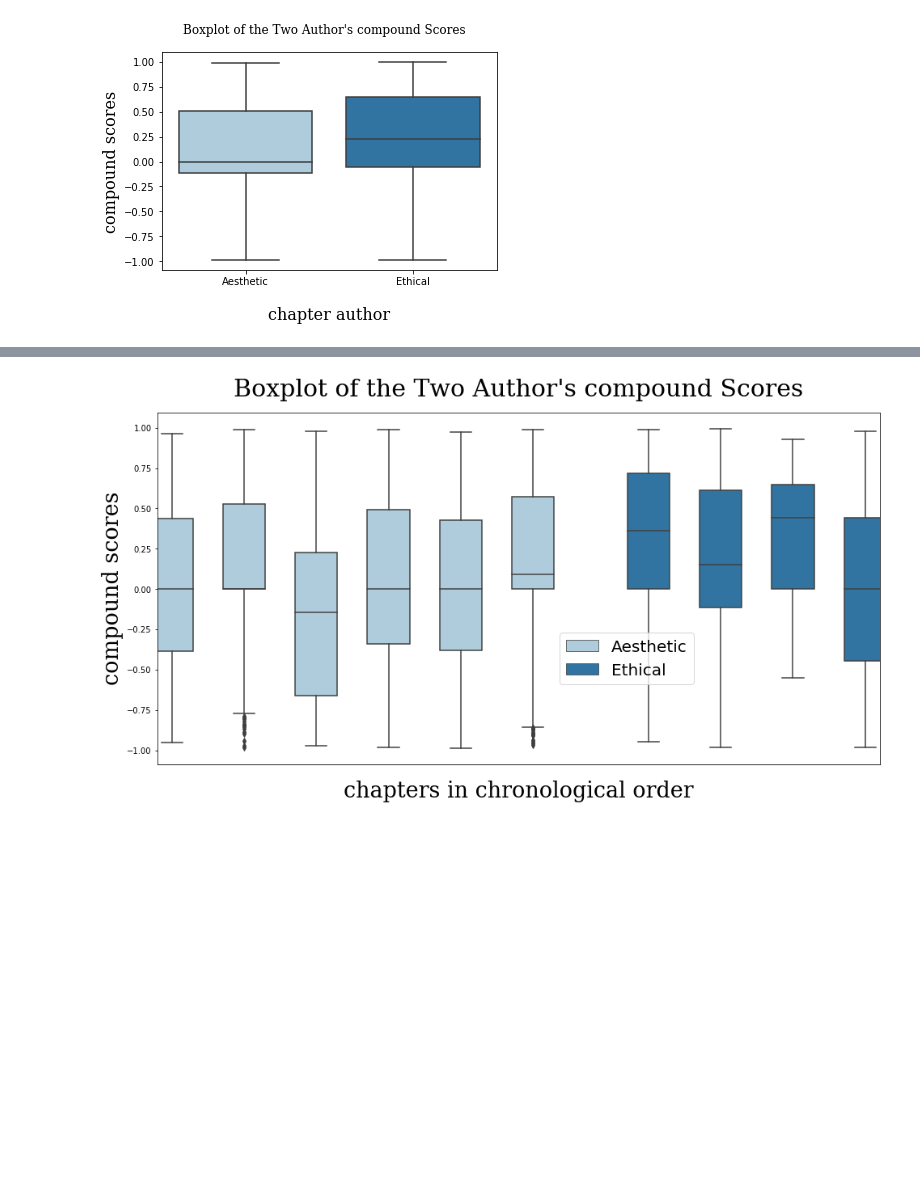
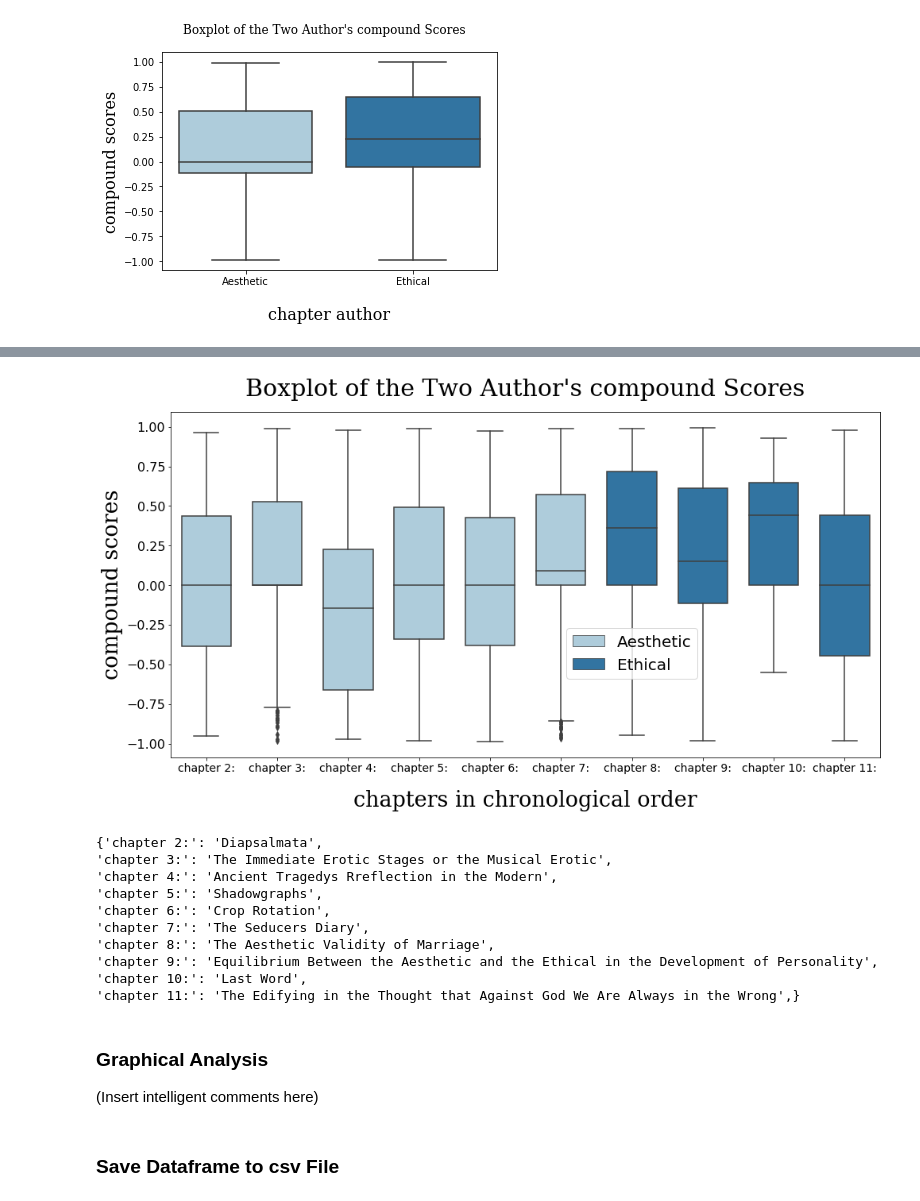
Before and after one commit to paulmtree/Philosophy_Analysis, a Jupyter notebook: Preliminary Sentiment Analysis.ipynb, the cells around one changed output, grey strips where cells are left out. Drawn from its saved outputs; the diff is of its cells as text; code cells hidden in the pictures; blank space fills up the shorter version.

Commit message:
finished descriptive statistics, saved sentiment dataframe to csv

```diff
--- a/Preliminary Sentiment Analysis.ipynb
+++ b/Preliminary Sentiment Analysis.ipynb
@@ -182,6 +182,7 @@ import pandas as pd
 
 #Analyze sentiment of each sentence, put into a list
 sent_list = []
+count = 0
 for chapter in a_list:
     for x in range(0, len(chapter)):
         sentence = chapter[x].rstrip('\n')
@@ -192,6 +193,7 @@ for chapter in a_list:
                           scores['neu'],
                           scores['pos'],
                           scores['compound']])
+    count = count + 1
 # %%
 #combine list of sentence sentiments and chapter names into dataframe
 sent_df = pd.DataFrame(sent_list, columns=['sentence',
@@ -409,23 +447,47 @@ def desc_stat_chapters(metric):
 # %%
 %matplotlib inline
 
+#plot each chapter's boxplot with color key for the two psuedonyms
 def chapters_boxplot(metric):
+    #basic plot with specified metric
     metric = str(metric)
     plt.figure(figsize=(16, 8))
-    b = sns.boxplot(x='chapter_text', y=metric,
+    b = sns.boxplot(x='chapter_text_num', y=metric, dodge=False,
             data=sent_df[sent_df.chapter_author != "Neutral"],
-                palette="Paired", hue='chapter_author', width=1.2)
+                palette="Paired", hue='chapter_author', width=.7)
+
+    #formatting
     font = {'family': 'serif',
         "weight": 'normal',
         'size': 27,}
     b.set_xlabel("chapters in chronological order", fontdict = font, labelpad = 20)
     b.set_ylabel(metric + " scores", fontdict = font)
-    #plt.legend()
     b.legend(loc = 10, bbox_to_anchor=(.65,0.3), prop={'size': 20})
     font = {'family': 'serif', "weight": 'normal', 'size': 30}
     b.axes.set_title("Boxplot of the Two Author's " + metric + " Scores",
                      fontdict=font, pad=20)
-    plt.xticks([])
+    b.tick_params(axis="x", labelsize=14)
+    b.tick_params(axis="y", labelsize=16)
+    plt.show()
+
 chapters_boxplot(metric='compound')
+
+#print a key to help with x-axis
+print("{" + "\n".join("{!r}: {!r},".format(k, v) for k, v in key_dict.items()) + "}")
 # %% [output]
-[figure, old version]
+[figure, new version]
+{'chapter 2:': 'Diapsalmata',
+'chapter 3:': 'The Immediate Erotic Stages or the Musical Erotic',
+'chapter 4:': 'Ancient Tragedys Rreflection in the Modern',
+'chapter 5:': 'Shadowgraphs',
+'chapter 6:': 'Crop Rotation',
+'chapter 7:': 'The Seducers Diary',
+'chapter 8:': 'The Aesthetic Validity of Marriage',
+'chapter 9:': 'Equilibrium Between the Aesthetic and the Ethical in the Development of Personality',
+'chapter 10:': 'Last Word',
+'chapter 11:': 'The Edifying in the Thought that Against God We Are Always in the Wrong',}
+# %% [markdown]
+### Graphical Analysis
+(Insert intelligent comments here)
+# %% [markdown]
+### Save Dataframe to csv File
```
Also changed, not shown: parts of 6 cells of this notebook, 1 other file.
